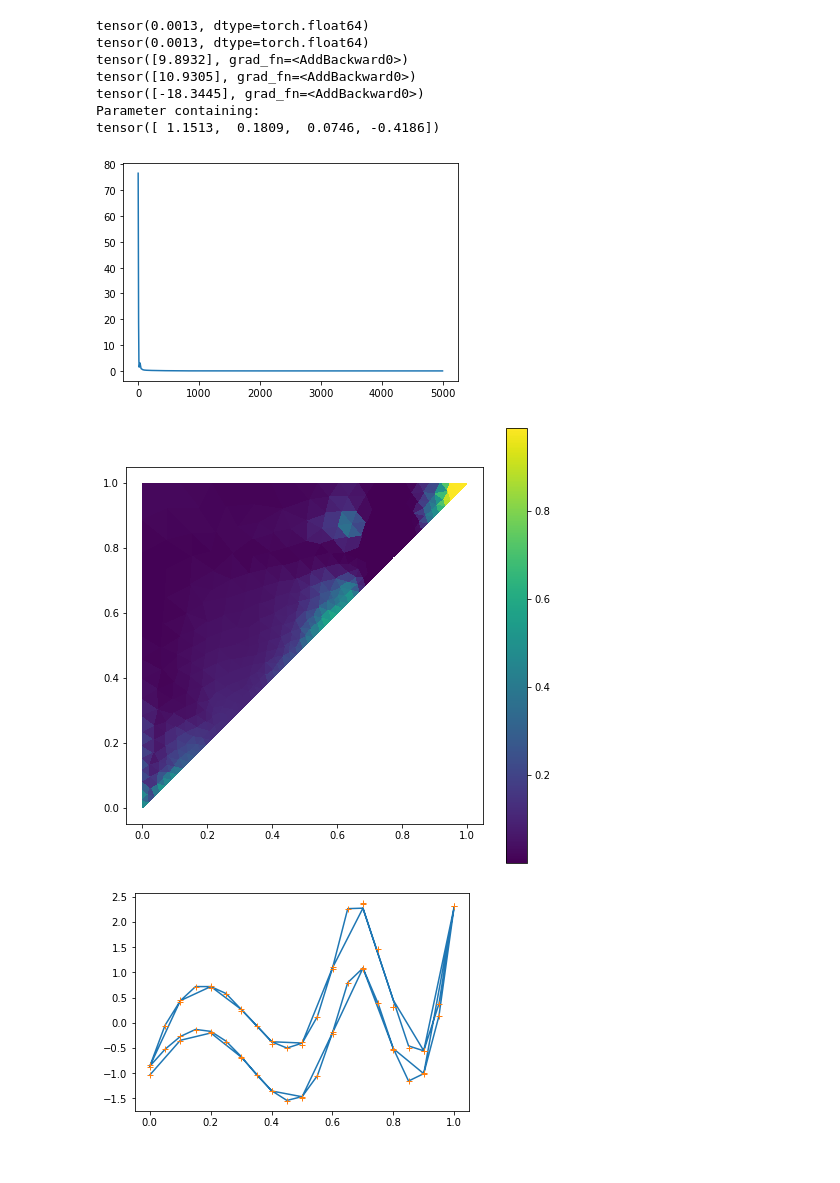
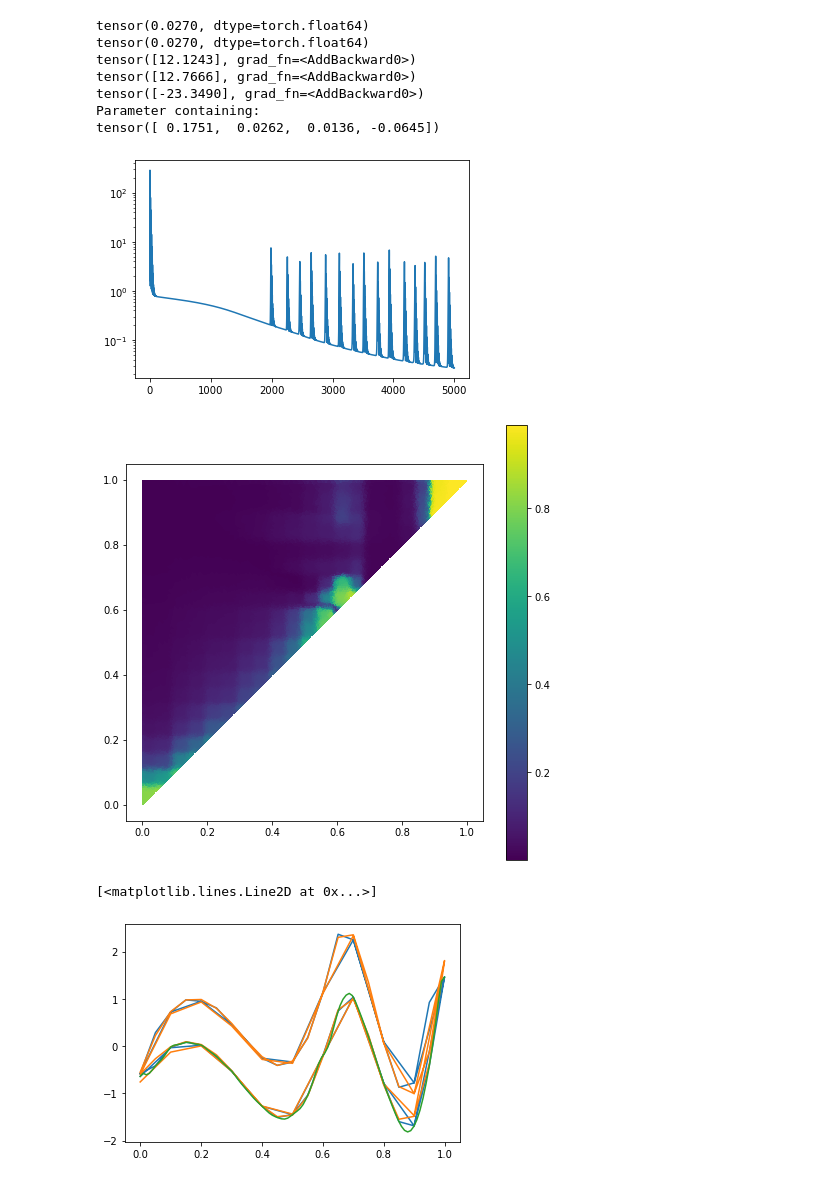
Before and after one commit to roussel-ryan/diff_hysteresis, a Jupyter notebook: fitting/aps/apsu_q7.ipynb, the cells around one changed output. Cells and saved outputs as stored; diff of their text form; code cells hidden in the pictures.

Commit message:
Redoing fitting of aps/slac magnets + addition of optimization benchmarking trials

```diff
--- a/fitting/aps/apsu_q7.ipynb
+++ b/fitting/aps/apsu_q7.ipynb
@@ -26,8 +26,7 @@ m_train = m.detach()
 # fit using normal hysteresis model
 H = BaseHysteresis(h_train,
                    m_train,
-                   mesh_scale = 0.5,
-                   temp=1e-2,
+                   mesh_scale = 0.1,
                    polynomial_degree=4,
                    polynomial_fit_iterations=10000)
 print(len(H.mesh_points))
@@ -45,0 +45,3 @@ tensor([ 1.1513,  0.1809,  0.0746, -0.4186])
+# %%
+# train on data
+loss_trace = train_hysteresis(H, 5000, lr=0.01, atol=1e-8)
@@ -46,44 +50,44 @@ tensor([ 1.1513,  0.1809,  0.0746, -0.4186])
 # %%
-# train on data
-loss_trace = train_hysteresis(H, 5000, lr=0.1, atol=1e-8)
 fig, ax = plt.subplots()
-ax.plot(loss_trace)
+ax.semilogy(loss_trace)
 print(loss_trace[-1])
 print(torch.min(torch.tensor(loss_trace)))
 print(H.offset)
 print(H.scale)
 print(H.slope)
 print(H.transformer._poly_fit.weights)
 # %% [output]
-tensor(0.0013, dtype=torch.float64)
-tensor(0.0013, dtype=torch.float64)
-tensor([9.8932], grad_fn=<AddBackward0>)
-tensor([10.9305], grad_fn=<AddBackward0>)
-tensor([-18.3445], grad_fn=<AddBackward0>)
+tensor(0.0270, dtype=torch.float64)
+tensor(0.0270, dtype=torch.float64)
+tensor([12.1243], grad_fn=<AddBackward0>)
+tensor([12.7666], grad_fn=<AddBackward0>)
+tensor([-23.3490], grad_fn=<AddBackward0>)
 Parameter containing:
-tensor([ 1.1513,  0.1809,  0.0746, -0.4186])
+tensor([ 0.1751,  0.0262,  0.0136, -0.0645])
-[figure, old version]
+[figure, new version]
 # %%
 fig, ax = plot_hysterion_density(H)
 ax.set_aspect('equal')
 fig.set_size_inches(8,8)
 # %% [output]
-[figure, old version]
+[figure, new version]
 # %%
 fig, ax = plt.subplots()
-m_pred = H(h_train)
+H.fitting()
+m_pred = H(h_train).clone()
 h_norm, m_train_trans = H.transformer.transform(h_train, m_train)
 ax.plot(h_norm, m_pred.detach())
-ax.plot(h_norm, m_train_trans,'+')
+ax.plot(h_norm, m_train_trans,'-')
 
-# compare to future
-h_test = torch.linspace(*H.valid_domain,100)[:50].flipud()
-
-H.future()
+# compare to next
+h_test = torch.linspace(*H.valid_domain,100)
+h_test_norm = H.transformer.transform(h_test)[0]
+H.next()
 m_future = H(h_test)
-#ax.plot(h_test, m_future.detach())
+ax.plot(h_test_norm, m_future.detach())
 # %% [output]
+[<matplotlib.lines.Line2D at 0x...>]
-[figure, old version]
+[figure, new version]
 # %%
 # plot future prediction
 fig2, ax2 = plt.subplots()
```
Also changed, not shown: parts of 4 cells of this notebook, 9 other files.
